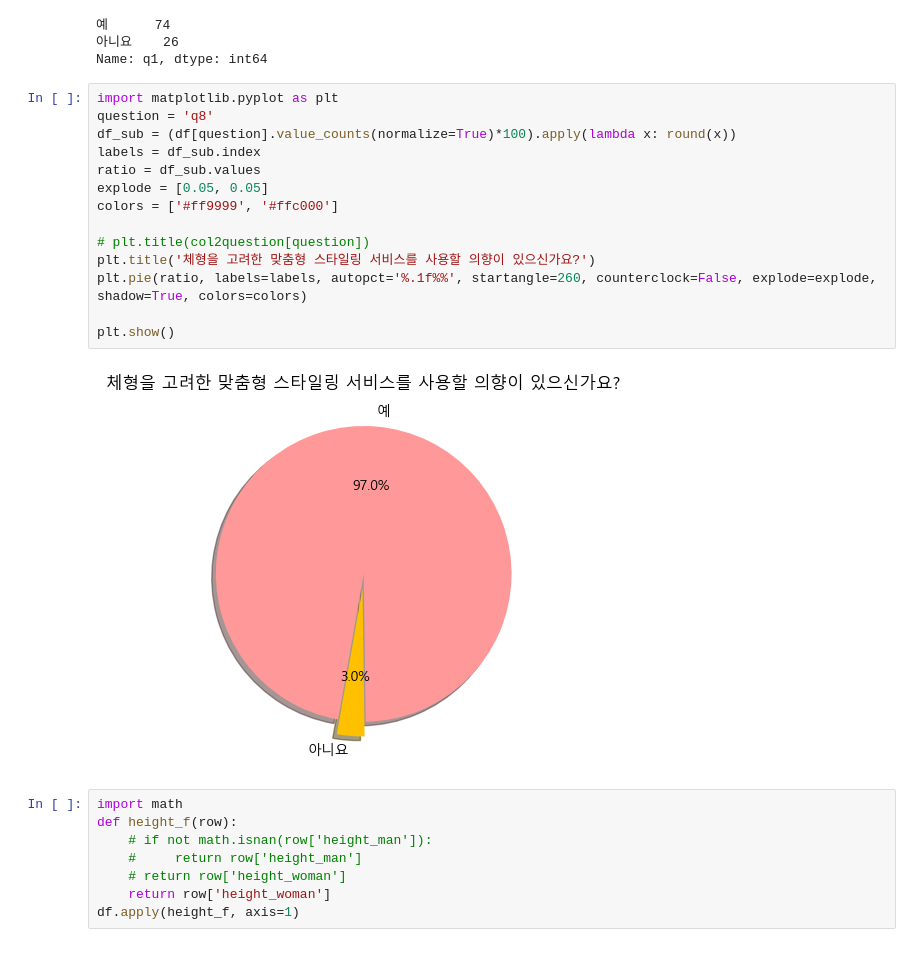
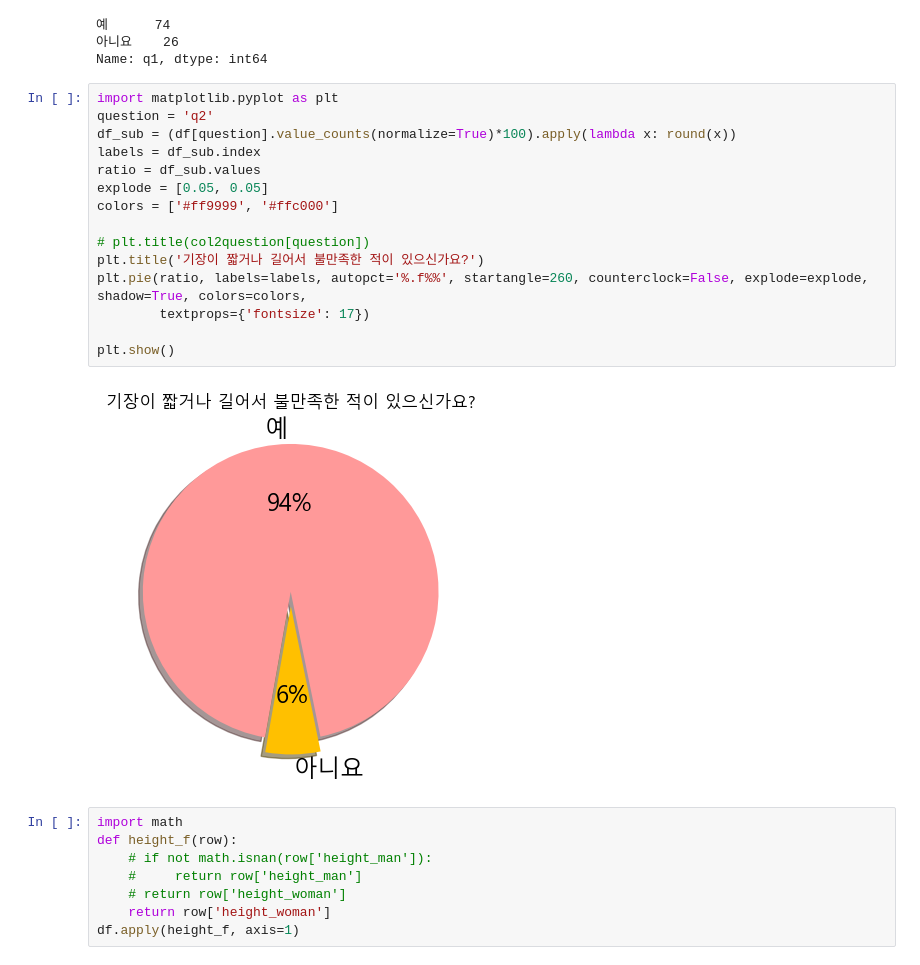
Before and after one commit to sinjy1203/TIL, a Jupyter notebook: data_visualization/shopping_survey_visualization.ipynb, the cells around one changed output. Cells and saved outputs as stored; diff of their text form.

```diff
--- a/data_visualization/shopping_survey_visualization.ipynb
+++ b/data_visualization/shopping_survey_visualization.ipynb
@@ -98,20 +78,21 @@ col2question
 Name: q1, dtype: int64
 # %%
 import matplotlib.pyplot as plt
-question = 'q8'
+question = 'q2'
 df_sub = (df[question].value_counts(normalize=True)*100).apply(lambda x: round(x))
 labels = df_sub.index
 ratio = df_sub.values
 explode = [0.05, 0.05]
 colors = ['#ff9999', '#ffc000']
 
 # plt.title(col2question[question])
-plt.title('체형을 고려한 맞춤형 스타일링 서비스를 사용할 의향이 있으신가요?')
-plt.pie(ratio, labels=labels, autopct='%.1f%%', startangle=260, counterclock=False, explode=explode, shadow=True, colors=colors)
+plt.title('기장이 짧거나 길어서 불만족한 적이 있으신가요?')
+plt.pie(ratio, labels=labels, autopct='%.f%%', startangle=260, counterclock=False, explode=explode, shadow=True, colors=colors,
+        textprops={'fontsize': 17})
 
 plt.show()
 # %% [output]
-[figure, old version]
+[figure, new version]
 # %%
 import math
 def height_f(row):
```
Also changed, not shown: parts of 2 cells of this notebook, 2 other files.
